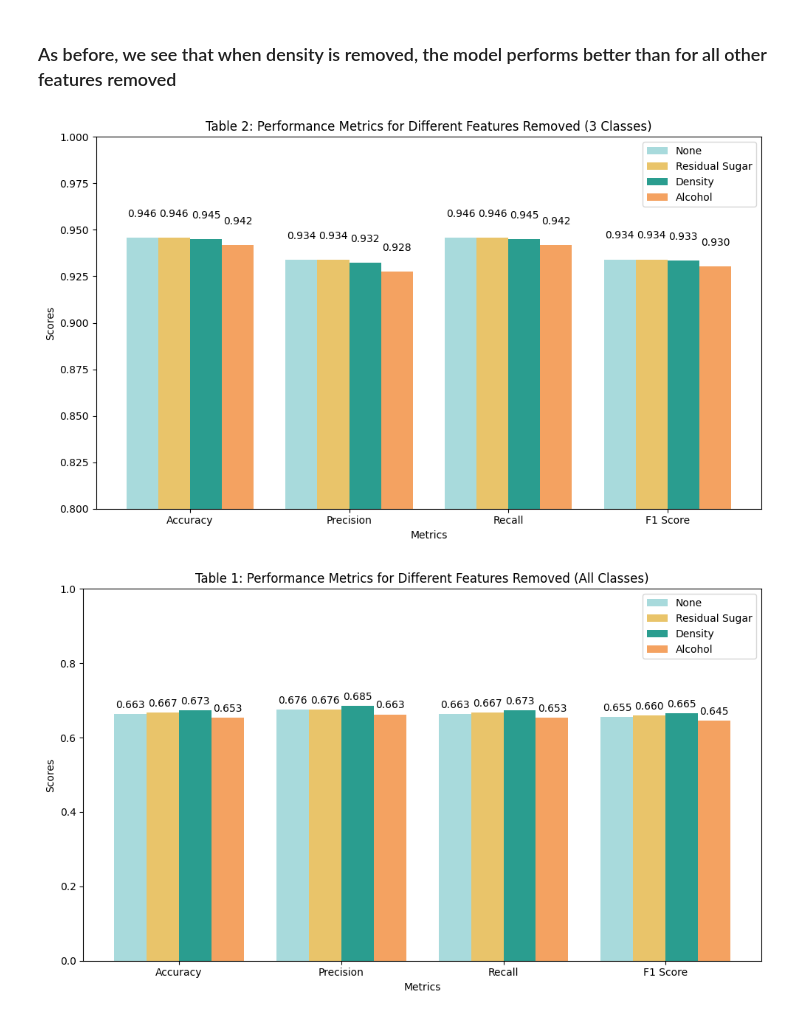
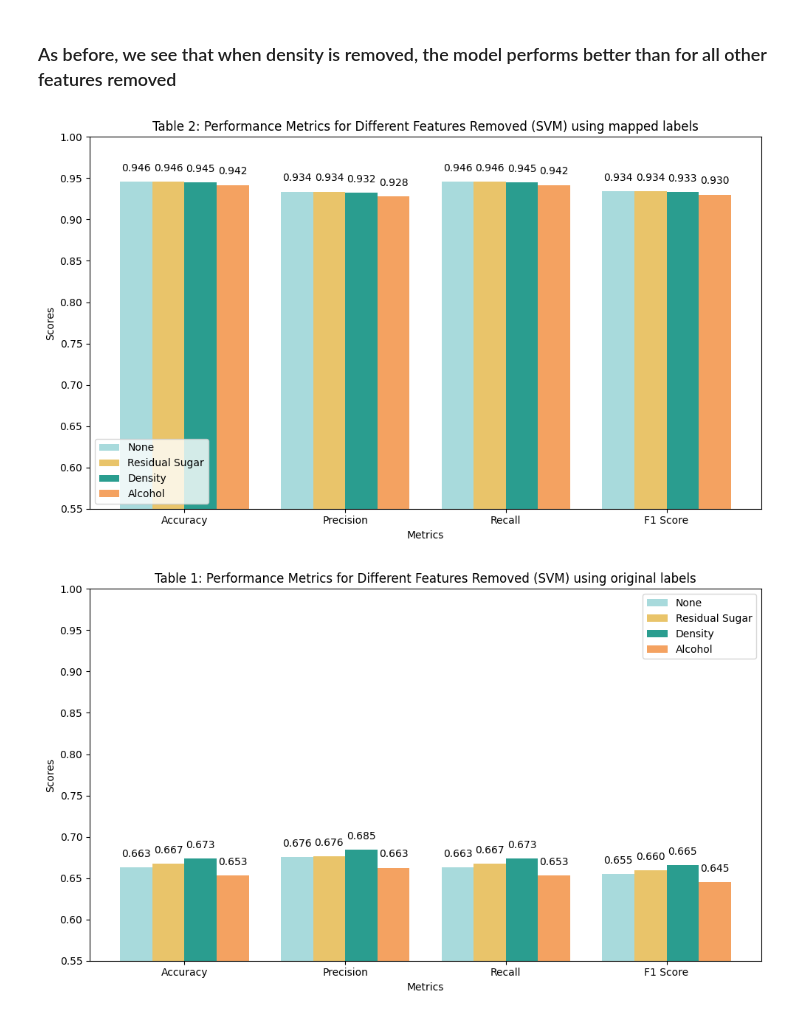
Before and after one commit to nabrego/WinePrediction, a Jupyter notebook: src/codes/experiments/SVM/SVM_Model_New.ipynb, the cells around one changed output. Drawn from its saved outputs; the diff is of its cells as text; code cells hidden in the pictures.

Commit message:
done eval model performances on predicting all classes vs 3 classes

```diff
--- a/src/codes/experiments/SVM/SVM_Model_New.ipynb
+++ b/src/codes/experiments/SVM/SVM_Model_New.ipynb
@@ -451,43 +451,44 @@ for i, feature in enumerate(features):
 # Customize the plot
 ax.set_xlabel('Metrics')
 ax.set_ylabel('Scores')
-ax.set_title('Table 2: Performance Metrics for Different Features Removed (3 Classes)')
+ax.set_title('Table 2: Performance Metrics for Different Features Removed (SVM) using mapped labels')
 ax.set_xticks(x)
 ax.set_xticklabels(metric_labels)
-ax.set_ylim(0.8, 1)  # Adjust as needed
+ax.set_ylim(0.55, 1)  # Adjust as needed
 ax.legend()
 
 plt.tight_layout()
 plt.savefig('../../../data/eval_results/SVM_features_removed.png', dpi=300, bbox_inches='tight')
 plt.show()
 
 # For all-classes approach
 # Create second figure for all-classes results
 fig, ax = plt.subplots(figsize=(10, 6))
 
 # Plot bars for each feature
 for i, feature in enumerate(features):
     offset = width * (i - len(features)/2 + 0.5)
     bars = ax.bar(x + offset, metrics_scores2[feature], width,
                  label=feature, color=colors[i])
 
     # Add value labels on top of bars
     for j, v in enumerate(metrics_scores2[feature]):
         ax.text(x[j] + offset, v + 0.01, f'{v:.3f}',
                 ha='center', va='bottom', fontsize=10)
 
 # Customize the plot
 ax.set_xlabel('Metrics')
 ax.set_ylabel('Scores')
-ax.set_title('Table 1: Performance Metrics for Different Features Removed (All Classes)')
+ax.set_title('Table 1: Performance Metrics for Different Features Removed (SVM) using original labels')
 ax.set_xticks(x)
 ax.set_xticklabels(metric_labels)
-ax.set_ylim(0, 1)  # Adjusted for all-classes approach
+ax.set_ylim(0.55, 1)  # Adjusted for all-classes approach
 ax.legend()
 
 plt.tight_layout()
 # Save the figure
+plt.savefig('../../../data/eval_results/SVM_features_removed_original_labels.png', dpi=300, bbox_inches='tight')
 plt.show()
 # %% [output]
-[figure, old version]
+[figure, new version]
-[figure, old version]
+[figure, new version]
```
Also changed, not shown: 13 other files.
